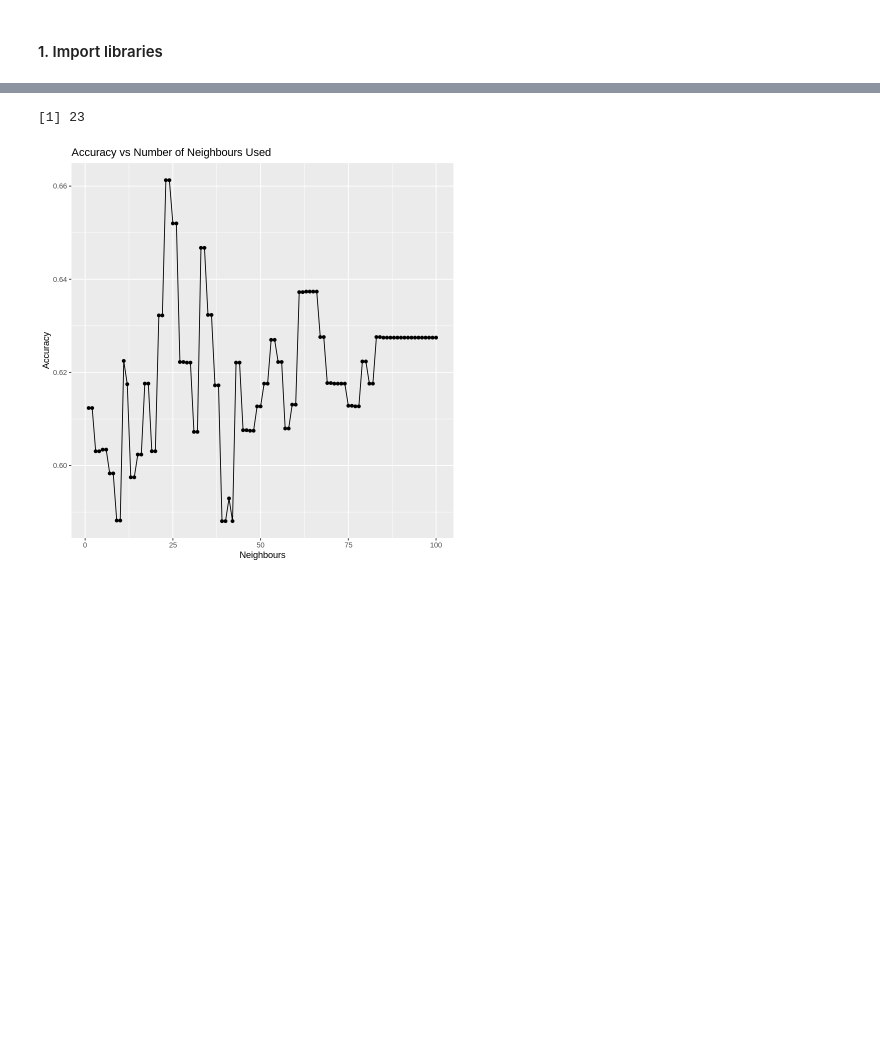
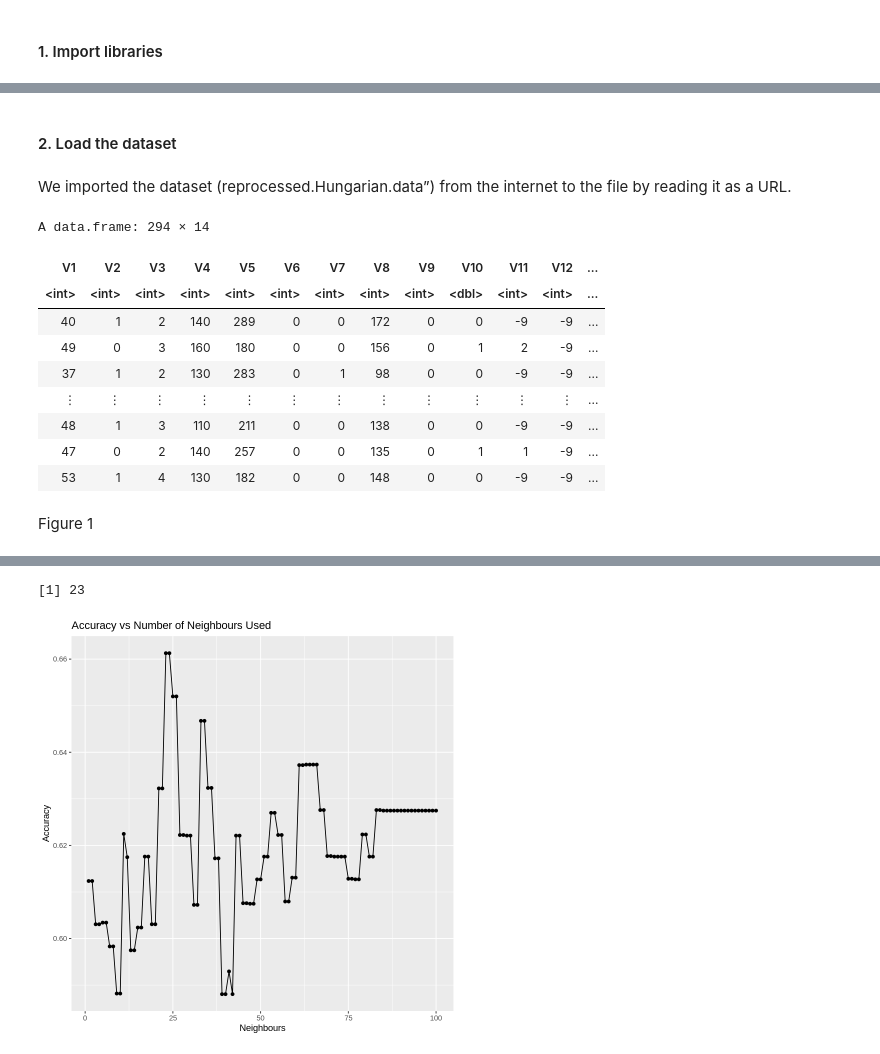
Before and after one commit to ANGUO17/dsci-100-2023w2-group-06, a Jupyter notebook: Group Project Report.ipynb, the cells around one changed output, grey strips where cells are left out. Cells and saved outputs as stored; diff of their text form; code cells hidden in the pictures; blank space fills up the shorter version.

```diff
--- a/Group Project Report.ipynb
+++ b/Group Project Report.ipynb
@@ -76,0 +56,22 @@ Warning message:
+# %% [markdown]
+#### 2. Load the dataset
+# %% [markdown]
+We imported the dataset (reprocessed.Hungarian.data”) from the internet to the file by reading it as a URL.
+# %%
+#loading in the data
+url <- "https://raw.githubusercontent.com/ANGUO17/dsci-100-2023w2-group-06/main/heart%2Bdisease/reprocessed.hungarian.data"
+data <- read.table(url)
+data
+# %% [output]
+A data.frame: 294 × 14
+| V1 | V2 | V3 | V4 | V5 | V6 | V7 | V8 | V9 | V10 | V11 | V12 | ... |
+| <int> | <int> | <int> | <int> | <int> | <int> | <int> | <int> | <int> | <dbl> | <int> | <int> | ... |
+| 40 | 1 | 2 | 140 | 289 | 0 | 0 | 172 | 0 | 0 | -9 | -9 | ... |
+| 49 | 0 | 3 | 160 | 180 | 0 | 0 | 156 | 0 | 1 | 2 | -9 | ... |
+| 37 | 1 | 2 | 130 | 283 | 0 | 1 | 98 | 0 | 0 | -9 | -9 | ... |
+| ⋮ | ⋮ | ⋮ | ⋮ | ⋮ | ⋮ | ⋮ | ⋮ | ⋮ | ⋮ | ⋮ | ⋮ | ... |
+| 48 | 1 | 3 | 110 | 211 | 0 | 0 | 138 | 0 | 0 | -9 | -9 | ... |
+| 47 | 0 | 2 | 140 | 257 | 0 | 0 | 135 | 0 | 1 | 1 | -9 | ... |
+| 53 | 1 | 4 | 130 | 182 | 0 | 0 | 148 | 0 | 0 | -9 | -9 | ... |
+# %% [markdown]
+Figure 1
```
Also changed, not shown: parts of 11 cells of this notebook.
